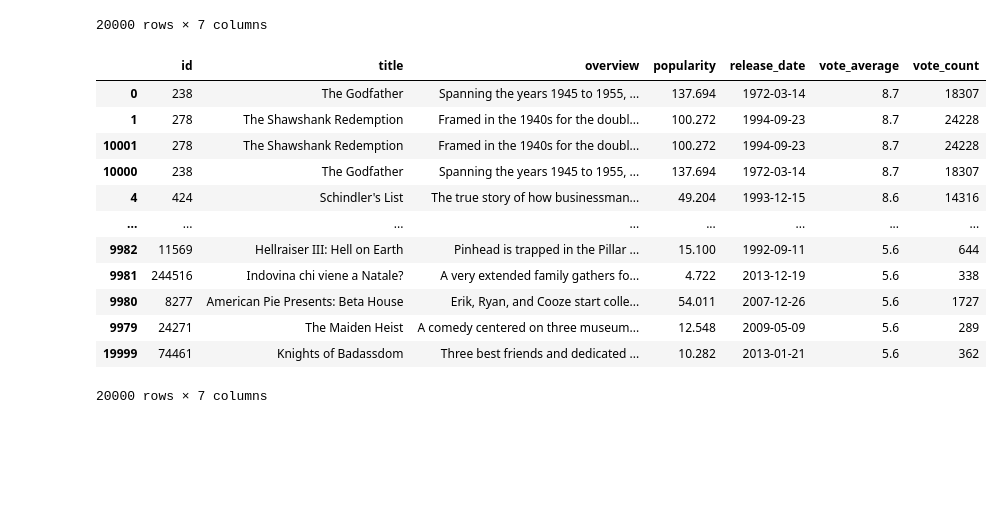
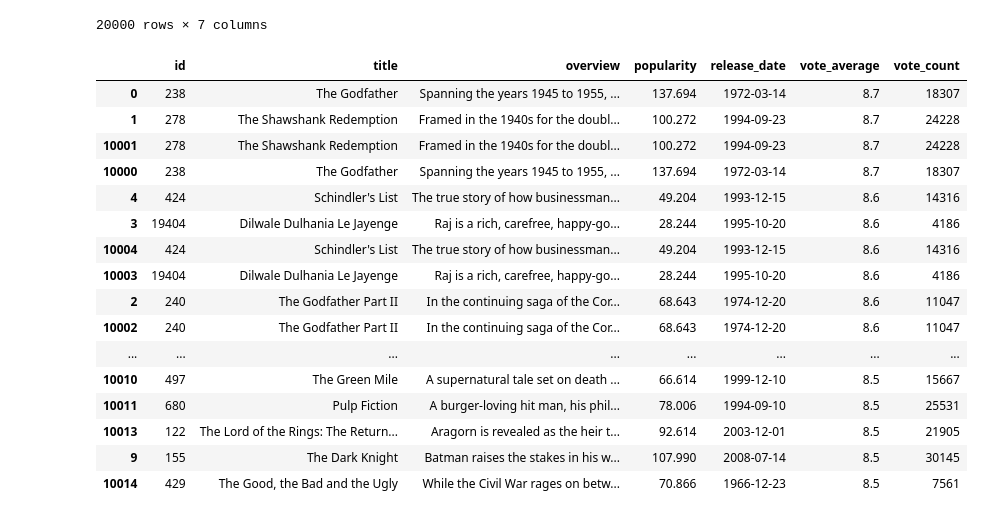
Before and after one commit to sapanashrestha/Data__Learning, a Jupyter notebook: API/api.ipynb, the cells around one changed output. Drawn from its saved outputs; the diff is of its cells as text; code cells hidden in the pictures; blank space fills up the shorter version.

```diff
--- a/API/api.ipynb
+++ b/API/api.ipynb
@@ -118,18 +118,22 @@ df.sort_values('release_date', ascending=False)
 | 4086 | 82120 | The Sprinkler Sprinkled | A gardener is watering his flower... | 5.692 | 1895-06-10 | 6.9 | 219 |
 20000 rows × 7 columns
 # %%
-df.sort_values('vote_average', ascending=False).head
+df.sort_values('vote_average', ascending=False).head(25)
 # %% [output]
 |  | id | title | overview | popularity | release_date | vote_average | vote_count |
 | 0 | 238 | The Godfather | Spanning the years 1945 to 1955, ... | 137.694 | 1972-03-14 | 8.7 | 18307 |
 | 1 | 278 | The Shawshank Redemption | Framed in the 1940s for the doubl... | 100.272 | 1994-09-23 | 8.7 | 24228 |
 | 10001 | 278 | The Shawshank Redemption | Framed in the 1940s for the doubl... | 100.272 | 1994-09-23 | 8.7 | 24228 |
 | 10000 | 238 | The Godfather | Spanning the years 1945 to 1955, ... | 137.694 | 1972-03-14 | 8.7 | 18307 |
 | 4 | 424 | Schindler's List | The true story of how businessman... | 49.204 | 1993-12-15 | 8.6 | 14316 |
+| 3 | 19404 | Dilwale Dulhania Le Jayenge | Raj is a rich, carefree, happy-go... | 28.244 | 1995-10-20 | 8.6 | 4186 |
+| 10004 | 424 | Schindler's List | The true story of how businessman... | 49.204 | 1993-12-15 | 8.6 | 14316 |
+| 10003 | 19404 | Dilwale Dulhania Le Jayenge | Raj is a rich, carefree, happy-go... | 28.244 | 1995-10-20 | 8.6 | 4186 |
+| 2 | 240 | The Godfather Part II | In the continuing saga of the Cor... | 68.643 | 1974-12-20 | 8.6 | 11047 |
+| 10002 | 240 | The Godfather Part II | In the continuing saga of the Cor... | 68.643 | 1974-12-20 | 8.6 | 11047 |
 | ... | ... | ... | ... | ... | ... | ... | ... |
-| 9982 | 11569 | Hellraiser III: Hell on Earth | Pinhead is trapped in the Pillar ... | 15.100 | 1992-09-11 | 5.6 | 644 |
-| 9981 | 244516 | Indovina chi viene a Natale? | A very extended family gathers fo... | 4.722 | 2013-12-19 | 5.6 | 338 |
-| 9980 | 8277 | American Pie Presents: Beta House | Erik, Ryan, and Cooze start colle... | 54.011 | 2007-12-26 | 5.6 | 1727 |
-| 9979 | 24271 | The Maiden Heist | A comedy centered on three museum... | 12.548 | 2009-05-09 | 5.6 | 289 |
-| 19999 | 74461 | Knights of Badassdom | Three best friends and dedicated ... | 10.282 | 2013-01-21 | 5.6 | 362 |
+| 10010 | 497 | The Green Mile | A supernatural tale set on death ... | 66.614 | 1999-12-10 | 8.5 | 15667 |
+| 10011 | 680 | Pulp Fiction | A burger-loving hit man, his phil... | 78.006 | 1994-09-10 | 8.5 | 25531 |
+| 10013 | 122 | The Lord of the Rings: The Return... | Aragorn is revealed as the heir t... | 92.614 | 2003-12-01 | 8.5 | 21905 |
+| 9 | 155 | The Dark Knight | Batman raises the stakes in his w... | 107.990 | 2008-07-14 | 8.5 | 30145 |
+| 10014 | 429 | The Good, the Bad and the Ugly | While the Civil War rages on betw... | 70.866 | 1966-12-23 | 8.5 | 7561 |
-20000 rows × 7 columns
```
Also changed, not shown: 3 other files.
